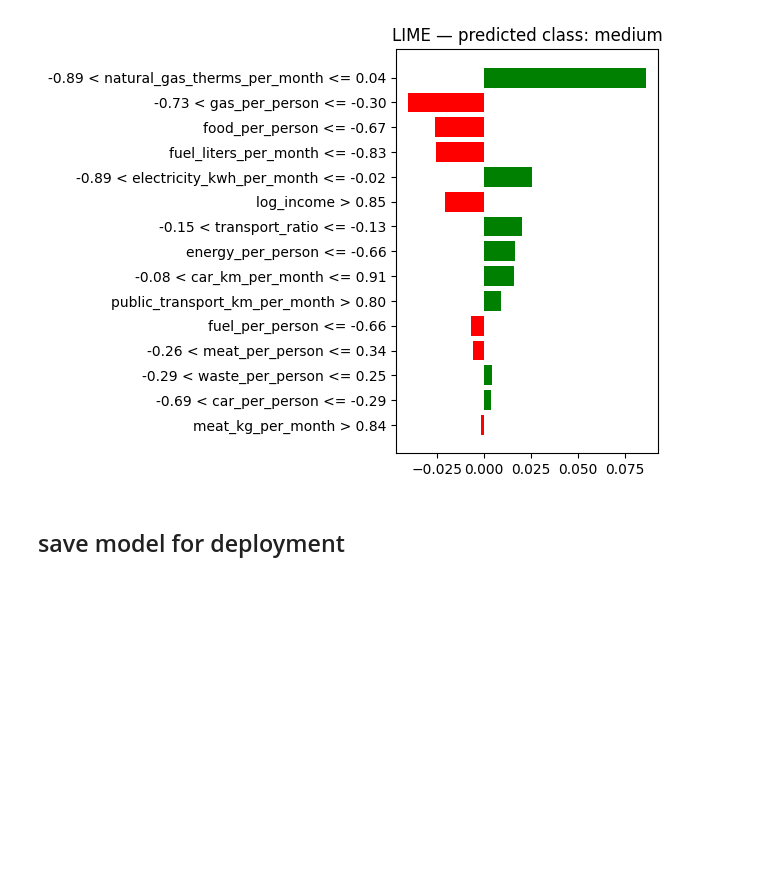
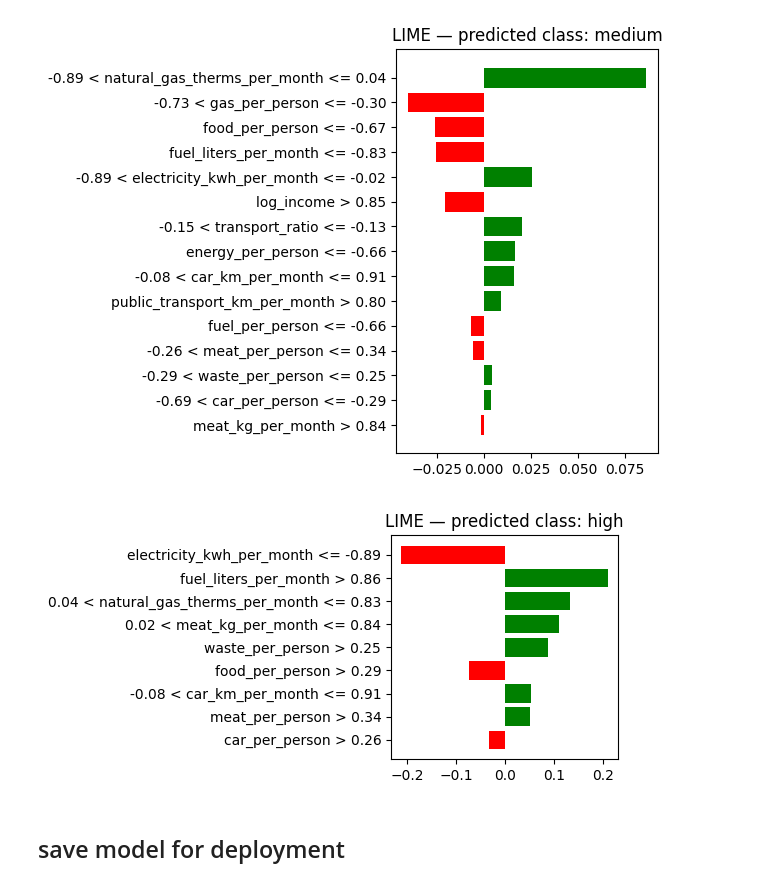
Before and after one commit to LjKy9016/Household-Carbon-Footprint-ML, a Jupyter notebook: notebooks/03_logistic_regression.ipynb, the cells around one changed output. Saved outputs shown, nothing was run; the diff lists cells and outputs as text; code cells hidden in the pictures; blank space fills up the shorter version.

Commit message:
Update: LIME graph for dissertation writing

```diff
--- a/notebooks/03_logistic_regression.ipynb
+++ b/notebooks/03_logistic_regression.ipynb
@@ -365,6 +365,34 @@ for cls in class_labels:
 [figure]
 [figure]
 [figure]
+# %%
+explainer_lime = lime.lime_tabular.LimeTabularExplainer(
+    X_train_scaled,
+    feature_names=feature_cols,
+    class_names=class_labels,
+    discretize_continuous=True,
+    random_state=42
+)
+
+# only the "high" class, same household as the SHAP waterfall
+cls = "high"
+idx = (pred_labels == cls).nonzero()[0][0]
+cls_idx = class_labels.index(cls)
+
+exp = explainer_lime.explain_instance(
+    X_test_scaled[idx],
+    lr.predict_proba,
+    num_features=9,
+    labels=[cls_idx]
+)
+
+fig = exp.as_pyplot_figure(label=cls_idx)
+fig.set_size_inches(6, 3)
+plt.title(f"LIME — predicted class: {cls}")
+plt.tight_layout()
+plt.show()
+# %% [output]
+[figure, added]
 # %% [markdown]
 ## save model for deployment
 # %%
```
